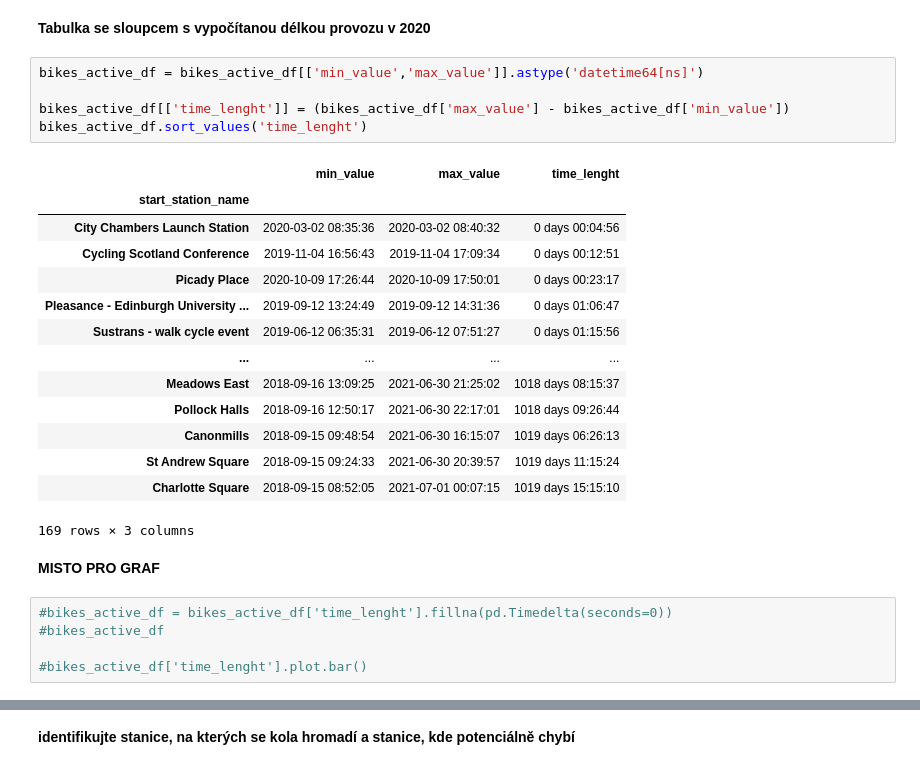
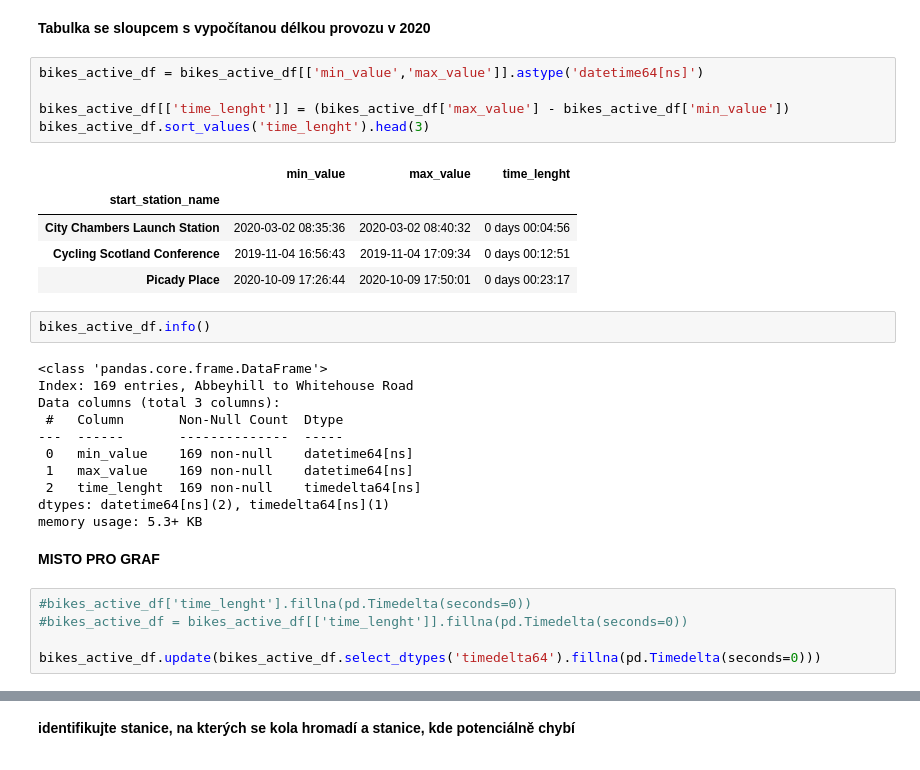
Before and after one commit to Aldarion96/Engeto_Python_project, a Jupyter notebook: Python_projekt.ipynb, the cells around one changed output, grey strips where cells are left out. Cells and saved outputs as stored; diff of their text form.

```diff
--- a/Python_projekt.ipynb
+++ b/Python_projekt.ipynb
@@ -86,27 +78,31 @@ bikes_active_df
 # %%
 bikes_active_df = bikes_active_df[['min_value','max_value']].astype('datetime64[ns]')
 
 bikes_active_df[['time_lenght']] = (bikes_active_df['max_value'] - bikes_active_df['min_value'])
-bikes_active_df.sort_values('time_lenght')
+bikes_active_df.sort_values('time_lenght').head(3)
 # %% [output]
 |  | min_value | max_value | time_lenght |
 | start_station_name |  |  |  |
 | City Chambers Launch Station | 2020-03-02 08:35:36 | 2020-03-02 08:40:32 | 0 days 00:04:56 |
 | Cycling Scotland Conference | 2019-11-04 16:56:43 | 2019-11-04 17:09:34 | 0 days 00:12:51 |
 | Picady Place | 2020-10-09 17:26:44 | 2020-10-09 17:50:01 | 0 days 00:23:17 |
-| Pleasance - Edinburgh University ... | 2019-09-12 13:24:49 | 2019-09-12 14:31:36 | 0 days 01:06:47 |
-| Sustrans - walk cycle event | 2019-06-12 06:35:31 | 2019-06-12 07:51:27 | 0 days 01:15:56 |
-| ... | ... | ... | ... |
-| Meadows East | 2018-09-16 13:09:25 | 2021-06-30 21:25:02 | 1018 days 08:15:37 |
-| Pollock Halls | 2018-09-16 12:50:17 | 2021-06-30 22:17:01 | 1018 days 09:26:44 |
-| Canonmills | 2018-09-15 09:48:54 | 2021-06-30 16:15:07 | 1019 days 06:26:13 |
-| St Andrew Square | 2018-09-15 09:24:33 | 2021-06-30 20:39:57 | 1019 days 11:15:24 |
-| Charlotte Square | 2018-09-15 08:52:05 | 2021-07-01 00:07:15 | 1019 days 15:15:10 |
-169 rows × 3 columns
+# %%
+bikes_active_df.info()
+# %% [output]
+<class 'pandas.core.frame.DataFrame'>
+Index: 169 entries, Abbeyhill to Whitehouse Road
+Data columns (total 3 columns):
+ #   Column       Non-Null Count  Dtype
+---  ------       --------------  -----
+ 0   min_value    169 non-null    datetime64[ns]
+ 1   max_value    169 non-null    datetime64[ns]
+ 2   time_lenght  169 non-null    timedelta64[ns]
+dtypes: datetime64[ns](2), timedelta64[ns](1)
+memory usage: 5.3+ KB
 # %% [markdown]
 **MISTO PRO GRAF**
 # %%
-#bikes_active_df = bikes_active_df['time_lenght'].fillna(pd.Timedelta(seconds=0))
-#bikes_active_df
+#bikes_active_df['time_lenght'].fillna(pd.Timedelta(seconds=0))
+#bikes_active_df = bikes_active_df[['time_lenght']].fillna(pd.Timedelta(seconds=0))
 
-#bikes_active_df['time_lenght'].plot.bar()
+bikes_active_df.update(bikes_active_df.select_dtypes('timedelta64').fillna(pd.Timedelta(seconds=0)))
```
Also changed, not shown: parts of 8 cells of this notebook.
